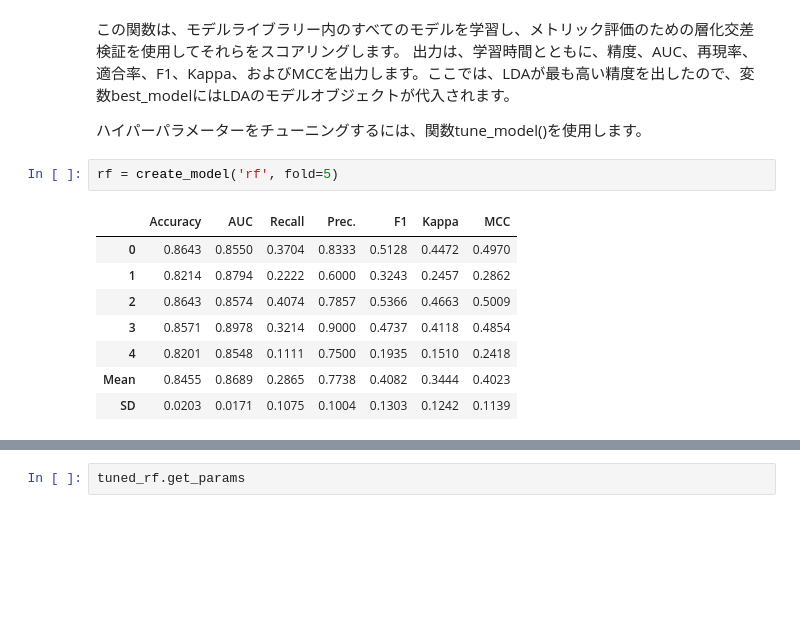
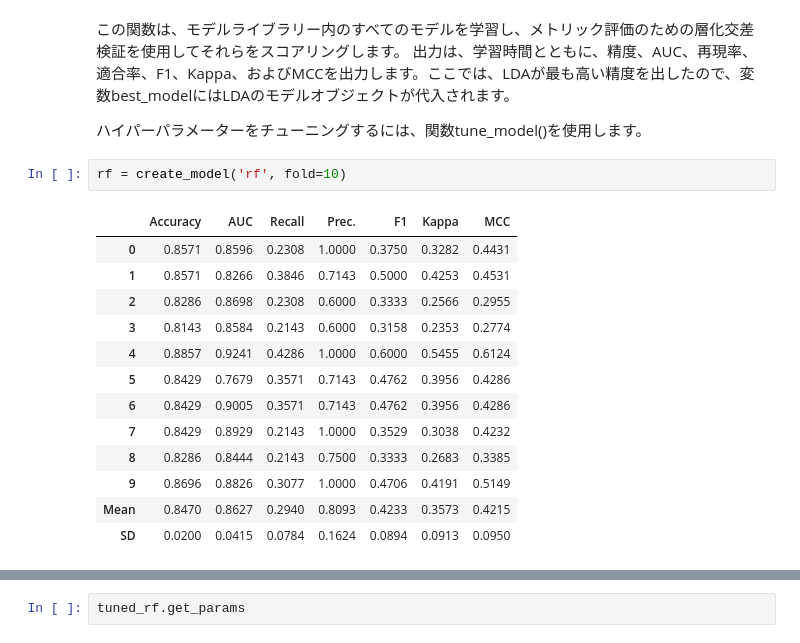
Before and after one commit to Ryo-Tanohata/sig_beginner9, a Jupyter notebook: PyCaret_emsamble_beginner9.ipynb, the cells around one changed output, grey strips where cells are left out. Saved outputs shown, nothing was run; the diff lists cells and outputs as text; blank space fills up the shorter version.

Commit message:
fold=10

```diff
--- a/PyCaret_emsamble_beginner9.ipynb
+++ b/PyCaret_emsamble_beginner9.ipynb
@@ -181,13 +183,18 @@ best_model = compare_models()
 
 ハイパーパラメーターをチューニングするには、関数tune_model()を使用します。
 # %%
-rf = create_model('rf', fold=5)
+rf = create_model('rf', fold=10)
 # %% [output]
 |  | Accuracy | AUC | Recall | Prec. | F1 | Kappa | MCC |
-| 0 | 0.8643 | 0.8550 | 0.3704 | 0.8333 | 0.5128 | 0.4472 | 0.4970 |
-| 1 | 0.8214 | 0.8794 | 0.2222 | 0.6000 | 0.3243 | 0.2457 | 0.2862 |
-| 2 | 0.8643 | 0.8574 | 0.4074 | 0.7857 | 0.5366 | 0.4663 | 0.5009 |
-| 3 | 0.8571 | 0.8978 | 0.3214 | 0.9000 | 0.4737 | 0.4118 | 0.4854 |
-| 4 | 0.8201 | 0.8548 | 0.1111 | 0.7500 | 0.1935 | 0.1510 | 0.2418 |
-| Mean | 0.8455 | 0.8689 | 0.2865 | 0.7738 | 0.4082 | 0.3444 | 0.4023 |
-| SD | 0.0203 | 0.0171 | 0.1075 | 0.1004 | 0.1303 | 0.1242 | 0.1139 |
+| 0 | 0.8571 | 0.8596 | 0.2308 | 1.0000 | 0.3750 | 0.3282 | 0.4431 |
+| 1 | 0.8571 | 0.8266 | 0.3846 | 0.7143 | 0.5000 | 0.4253 | 0.4531 |
+| 2 | 0.8286 | 0.8698 | 0.2308 | 0.6000 | 0.3333 | 0.2566 | 0.2955 |
+| 3 | 0.8143 | 0.8584 | 0.2143 | 0.6000 | 0.3158 | 0.2353 | 0.2774 |
+| 4 | 0.8857 | 0.9241 | 0.4286 | 1.0000 | 0.6000 | 0.5455 | 0.6124 |
+| 5 | 0.8429 | 0.7679 | 0.3571 | 0.7143 | 0.4762 | 0.3956 | 0.4286 |
+| 6 | 0.8429 | 0.9005 | 0.3571 | 0.7143 | 0.4762 | 0.3956 | 0.4286 |
+| 7 | 0.8429 | 0.8929 | 0.2143 | 1.0000 | 0.3529 | 0.3038 | 0.4232 |
+| 8 | 0.8286 | 0.8444 | 0.2143 | 0.7500 | 0.3333 | 0.2683 | 0.3385 |
+| 9 | 0.8696 | 0.8826 | 0.3077 | 1.0000 | 0.4706 | 0.4191 | 0.5149 |
+| Mean | 0.8470 | 0.8627 | 0.2940 | 0.8093 | 0.4233 | 0.3573 | 0.4215 |
+| SD | 0.0200 | 0.0415 | 0.0784 | 0.1624 | 0.0894 | 0.0913 | 0.0950 |
```
Also changed, not shown: parts of 11 cells of this notebook.
